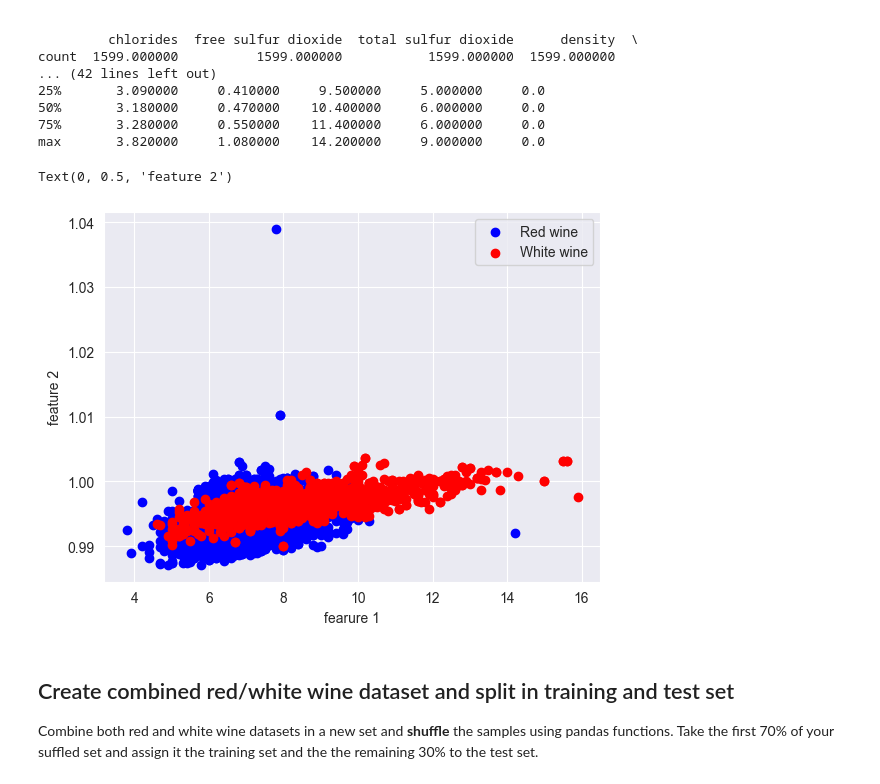
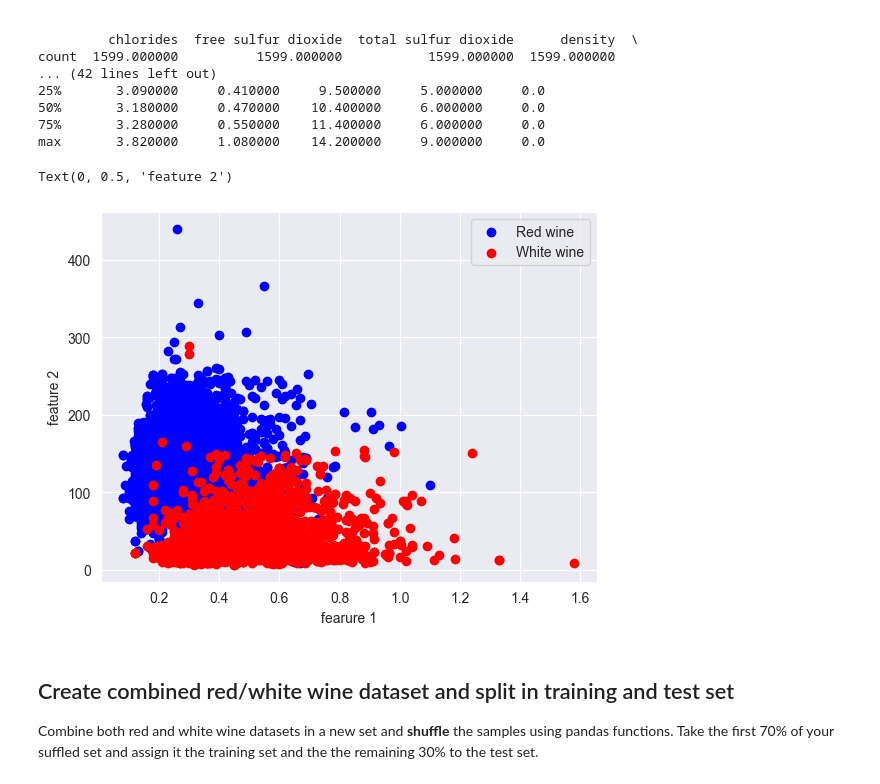
Before and after one commit to BenVigos/Machine-Learning, a Jupyter notebook: Assignment 2/log_regression_2025_student.ipynb, the cells around one changed output. Saved outputs shown, nothing was run; the diff lists cells and outputs as text; code cells hidden in the pictures.

```diff
--- a/Assignment 2/log_regression_2025_student.ipynb
+++ b/Assignment 2/log_regression_2025_student.ipynb
@@ -122,19 +122,19 @@ max       3.820000     1.080000    14.200000     9.000000     0.0
 # %%
 # create a plot of the data belonging to those two features.
 # make a scatter plot the values of feature 1 on the x-axis and that of feature 2 on the y-axis
 # plot a blue marker for white and a red marker for red wines
 
-f1 = 'fixed acidity'
-f2 = 'density'
+f1 = 'volatile acidity'
+f2 = 'total sulfur dioxide'
 
 plt.scatter(wwine[f1], wwine[f2], c='b', marker='o', label='Red wine')
 plt.scatter(rwine[f1], rwine[f2], c='r', marker='o', label='White wine')
 plt.legend()
 plt.xlabel('fearure 1')
 plt.ylabel('feature 2')
 # %% [output]
 Text(0, 0.5, 'feature 2')
-[figure, old version]
+[figure, new version]
 # %% [markdown]
 ## Create combined red/white wine dataset and split in training and test set
 
```
Also changed, not shown: parts of 12 cells of this notebook, 1 other file.
